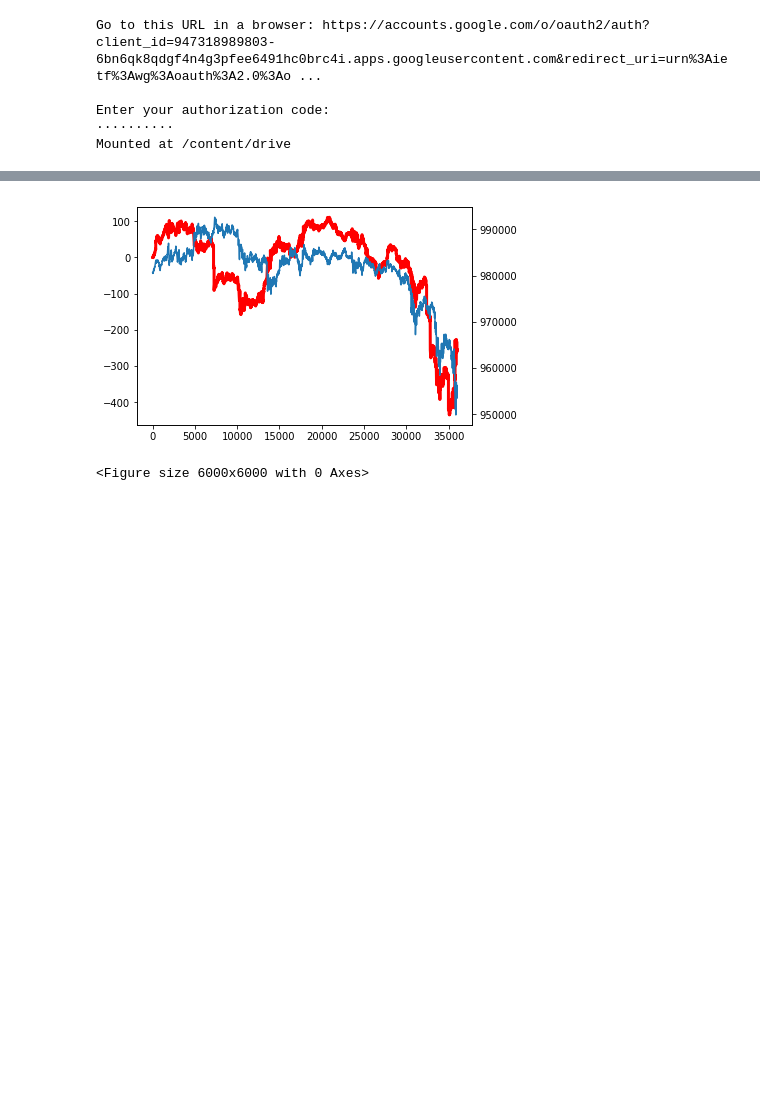
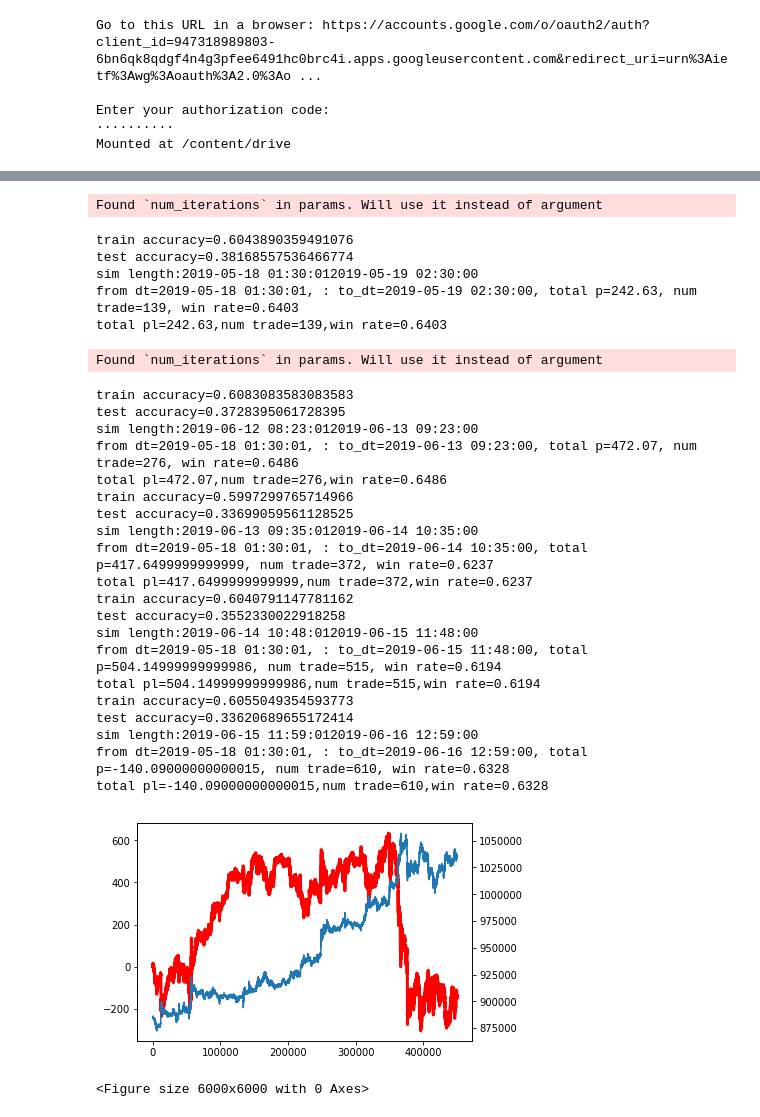
Before and after one commit to alunfes/flyer-bot, a Jupyter notebook: lightgbm_price.ipynb, the cells around one changed output, grey strips where cells are left out. Saved outputs shown, nothing was run; the diff lists cells and outputs as text; code cells hidden in the pictures; blank space fills up the shorter version.

```diff
--- a/lightgbm_price.ipynb
+++ b/lightgbm_price.ipynb
@@ -1255,7 +1339,6 @@ sim levelの最適化：
 loss cut, pt,
 
 '''
-
 class Sim:
     @classmethod
     def sim_lgbmodel(cls, stdata, pl_kijun, ac):
@@ -1268,6 +1351,24 @@ class Sim:
                 ac.entry_order(dd.side,dd.price,dd.size,dd.type,dd.expire,i,stdata.dt[i],stdata.ut[i],stdata.price[i])
             ac.move_to_next(i,stdata.dt[i],stdata.ut[i],stdata.price[i])
         ac.last_day_operation(len(stdata.prediction)-1,stdata.dt[len(stdata.prediction)-1],stdata.ut[len(stdata.prediction)-1],stdata.price[len(stdata.prediction)-1])
+        return ac
+
+    @classmethod
+    def sim_lgbmodel_opt(cls, stdata, pl, losscut, time_exit, zero_three_exit_loss, zero_three_exit_profit, ac:SimAccount):
+        print('sim length:' + str(stdata.dt[0]) + str(stdata.dt[-1]))
+        one_min_checker = 1
+        for i in range(len(stdata.prediction) -1):
+            if ac.suspension_flg  == False:
+                dd =Strategy.model_prediction_opt(time_exit, zero_three_exit_loss, zero_three_exit_profit, stdata, i, ac)
+                if dd.cancel:
+                    ac.cancel_order(i, stdata.dt[i], stdata.ut[i])
+                elif dd.side != '':
+                    ac.entry_order(dd.side,dd.price,dd.size,dd.type,dd.expire, pl, losscut, i, stdata.dt[i], stdata.ut[i], stdata.price[i])
+            if i > one_min_checker * 60:
+                one_min_checker += 1
+                ac.suspension_flg = False
+            ac.move_to_next(i, stdata.dt[i], stdata.ut[i], stdata.price[i])
+        ac.last_day_operation(len(stdata.prediction) - 1, stdata.dt[len(stdata.prediction) - 1],stdata.ut[len(stdata.prediction) - 1], stdata.price[len(stdata.prediction) - 1])
         return ac
 
     @classmethod
@@ -1578,16 +1734,16 @@ plt.show()
 '''
 conti LGB learning
 '''
-pl_kijun = 1000
+pl_kijun = 800
 sim_pl = 100000
-future_period = 11
-num_term = 20
-window_term = 2
+future_period = 5
+num_term = 500
+window_term = 10
 
-train_period = 500
-test_period = 60
-window_period =  60
-num_loop = 10
+train_period = 35000
+test_period = 1500
+window_period =  1500
+num_loop = 5
 
 
 params = {'objective': 'multiclass','num_class': 4,
@@ -1597,13 +1753,12 @@ params = {'objective': 'multiclass','num_class': 4,
           'min_gain_to_split': 34.42381846701762, 'max_depth': 415, 'drop_rate': 0.587272404119674, 'skip_drop': 0.021603140638192186}
 
 
-OneMinMarketData.initialize_for_bot(num_term, window_term,future_period,pl_kijun,10000)
+OneMinMarketData.initialize_for_bot(num_term, window_term,future_period,pl_kijun,45000)
 df = OneMinMarketData.generate_df()
 lgbmodel = LgbModel()
 train_x, test_x, train_y, test_y = lgbmodel.generate_data(df, 0.0)
 ac = SimAccount()
 tick_log= []
-
 for i in range(num_loop):
     train_xx = train_x.iloc[i*window_period:i*window_period + train_period]
     train_yy = train_y.iloc[i*window_period:i*window_period + train_period]
@@ -1611,6 +1766,8 @@ for i in range(num_loop):
     test_yy = train_y.iloc[i*window_period+train_period:i*window_period + train_period+test_period]
     #model = lgbmodel.train_params(train_xx, train_yy,params)
     model = lgbmodel.train(train_xx, train_yy)
+    tpredictions = lgbmodel.prediction2(model, train_xx)
+    print('train accuracy={}'.format(lgbmodel.calc_buysell_accuracy(tpredictions,train_yy)))
     if len(test_yy) > 0:
         predictions = lgbmodel.prediction2(model, test_xx)
         print('test accuracy={}'.format(lgbmodel.calc_buysell_accuracy(predictions,test_yy)))
@@ -1618,7 +1775,7 @@ for i in range(num_loop):
         stdata = OneMinMarketData.generate_tick_pred_data(predictions, start_ind)
         tick_log.extend(stdata.price)
         sim = Sim()
-        ac = sim.sim_lgbmodel(stdata,sim_pl,ac)
+        ac = sim.sim_lgbmodel_opt(stdata, 0,0,0, False, False, ac)
         print('total pl={},num trade={},win rate={}'.format(ac.total_pl,ac.num_trade,ac.win_rate))
 
 fig, ax1 = plt.subplots()
@@ -1648,4 +1796,31 @@ total pl=-254.59,num trade=60,win rate=0.5333333333333333
+Found `num_iterations` in params. Will use it instead of argument
+train accuracy=0.6043890359491076
+test accuracy=0.38168557536466774
+sim length:2019-05-18 01:30:012019-05-19 02:30:00
+from dt=2019-05-18 01:30:01, : to_dt=2019-05-19 02:30:00, total p=242.63, num trade=139, win rate=0.6403
+total pl=242.63,num trade=139,win rate=0.6403
+Found `num_iterations` in params. Will use it instead of argument
+train accuracy=0.6083083583083583
+test accuracy=0.3728395061728395
+sim length:2019-06-12 08:23:012019-06-13 09:23:00
+from dt=2019-05-18 01:30:01, : to_dt=2019-06-13 09:23:00, total p=472.07, num trade=276, win rate=0.6486
+total pl=472.07,num trade=276,win rate=0.6486
+train accuracy=0.5997299765714966
+test accuracy=0.33699059561128525
+sim length:2019-06-13 09:35:012019-06-14 10:35:00
+from dt=2019-05-18 01:30:01, : to_dt=2019-06-14 10:35:00, total p=417.6499999999999, num trade=372, win rate=0.6237
+total pl=417.6499999999999,num trade=372,win rate=0.6237
+train accuracy=0.6040791147781162
+test accuracy=0.3552330022918258
+sim length:2019-06-14 10:48:012019-06-15 11:48:00
+from dt=2019-05-18 01:30:01, : to_dt=2019-06-15 11:48:00, total p=504.14999999999986, num trade=515, win rate=0.6194
+total pl=504.14999999999986,num trade=515,win rate=0.6194
+train accuracy=0.6055049354593773
+test accuracy=0.33620689655172414
+sim length:2019-06-15 11:59:012019-06-16 12:59:00
+from dt=2019-05-18 01:30:01, : to_dt=2019-06-16 12:59:00, total p=-140.09000000000015, num trade=610, win rate=0.6328
+total pl=-140.09000000000015,num trade=610,win rate=0.6328
-[figure, old version]
+[figure, new version]
-<Figure size 6000x6000 with 0 Axes>
+<Figure size 6000x6000 with 0 Axes>
 # %%
 multi.gpu_count()
```
Also changed, not shown: parts of 25 cells of this notebook, 7 other files.
